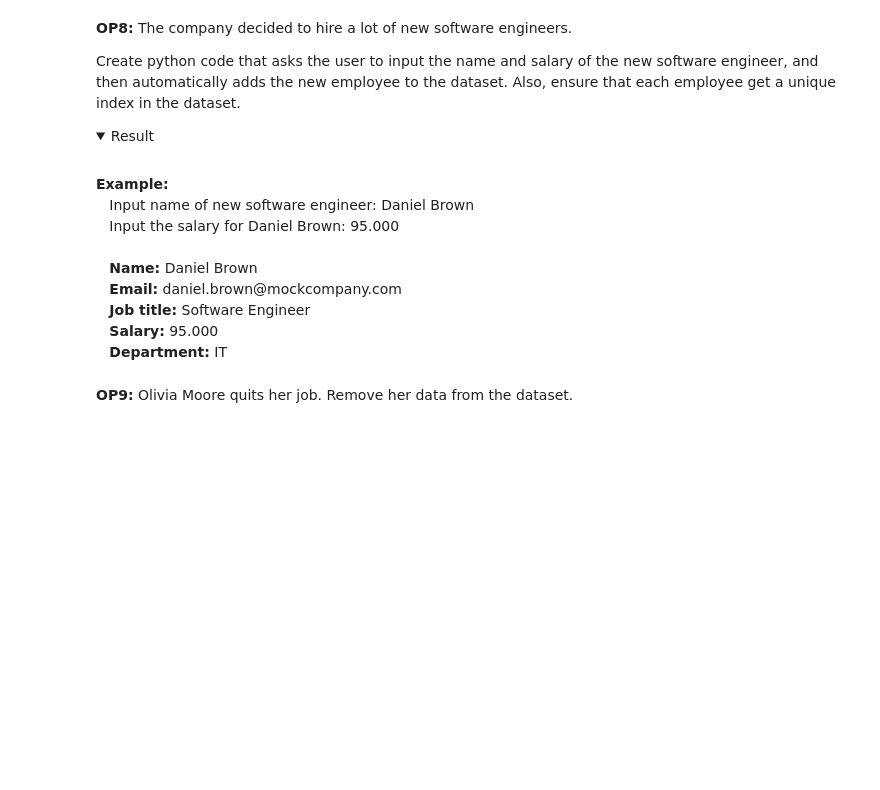
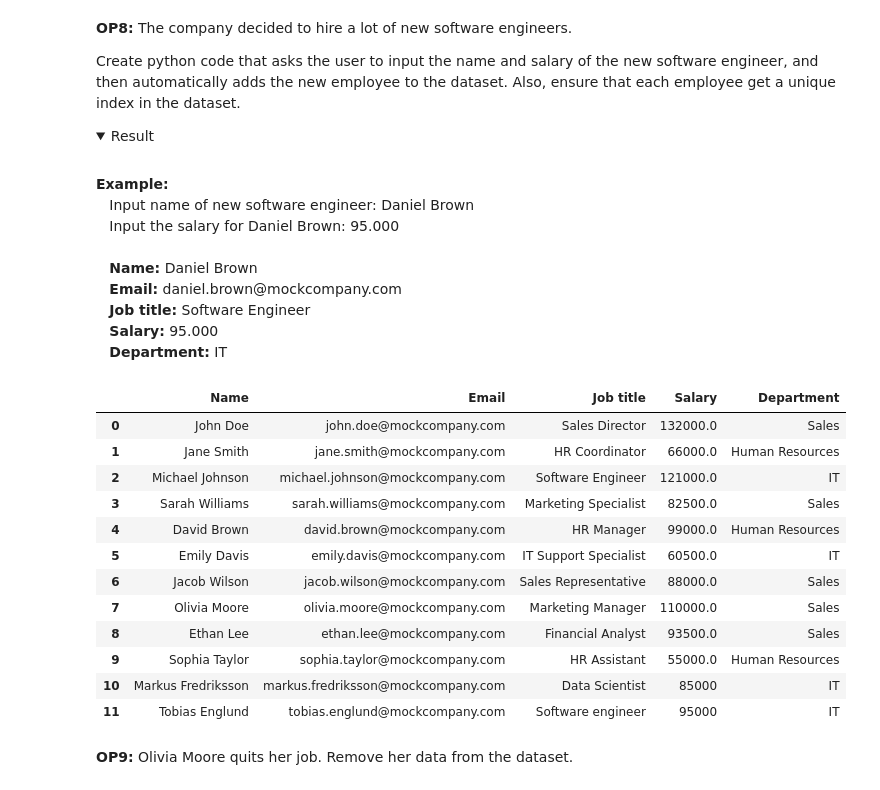
Before and after one commit to TobiasEnglund/Data-Processing-Tobias-Englund, a Jupyter notebook: Exercises/E002_Modify_dataset.ipynb, the cells around one changed output. Saved outputs shown, nothing was run; the diff lists cells and outputs as text; code cells hidden in the pictures; folded sections open; blank space fills up the shorter version.

Commit message:
Add data, exercises, & lectures

```diff
--- a/Exercises/E002_Modify_dataset.ipynb
+++ b/Exercises/E002_Modify_dataset.ipynb
@@ -58,3 +113,6 @@ print(employee_full_name)
 <br>
 &nbsp;&nbsp;&nbsp;<b>Name&nbsp;&nbsp;&nbsp;Email&nbsp;&nbsp;&nbsp;Job title&nbsp;&nbsp;&nbsp;Salary&nbsp;&nbsp;&nbsp;Department</b>
 </details>
+# %%
+employees.rename(columns={"name": "Name", "email": "Email", "job_title": "Job title", "salary": "Salary", "department": "Department"}, inplace=True)
+employees
@@ -65,3 +135,6 @@ print(employee_full_name)
 <br>
 &nbsp;&nbsp;&nbsp;Salary: int64 => float64
 </details>
+# %%
+employees['Salary'] = employees['Salary'].apply(float)
+employees
@@ -77,3 +162,6 @@ print(employee_full_name)
 &nbsp;&nbsp;&nbsp;Sarah Williams&nbsp;&nbsp;&nbsp;82500.0<br>
 &nbsp;&nbsp;&nbsp;...<br>
 </details>
+# %%
+employees['Salary'] = employees['Salary'] * 1.1
+employees
@@ -89,3 +189,7 @@ print(employee_full_name)
 &nbsp;&nbsp;&nbsp;<b>Salary:</b> 100.000<br>
 &nbsp;&nbsp;&nbsp;<b>Department:</b> IT<br>
 </details>
+# %%
+new_row = {"Name": "Markus Fredriksson", "Email": "markus.fredriksson@mockcompany.com", "Job title": "Data Scientist", "Salary": "85000", "Department": "IT"}
+employees.loc[len(employees)] = new_row
+employees
@@ -107,5 +224,34 @@ Create python code that asks the user to input the name and salary of the new so
 &nbsp;&nbsp;&nbsp;<b>Salary:</b> 95.000<br>
 &nbsp;&nbsp;&nbsp;<b>Department:</b> IT<br>
 </details>
+# %%
+input_first_name = input("Please enter the first name of the new employee:")
+input_last_name = input("Please enter the last name of the new employee:")
+input_salary = input("Please enter the salary of the new employee:")
+
+input_email = input_first_name + "." + input_last_name + "@mockcompany.com"
+input_email = input_email.lower()
+
+input_job_title = "Software engineer"
+input_department = "IT"
+
+new_row2 = {"Name": input_name, "Email": input_email, "Job title": input_job_title, "Salary": input_salary, "Department": input_department}
+
+employees.loc[len(employees)] = new_row2
+employees
+# %% [output]
+|  | Name | Email | Job title | Salary | Department |
+| 0 | John Doe | john.doe@mockcompany.com | Sales Director | 132000.0 | Sales |
+| 1 | Jane Smith | jane.smith@mockcompany.com | HR Coordinator | 66000.0 | Human Resources |
+| 2 | Michael Johnson | michael.johnson@mockcompany.com | Software Engineer | 121000.0 | IT |
+| 3 | Sarah Williams | sarah.williams@mockcompany.com | Marketing Specialist | 82500.0 | Sales |
+| 4 | David Brown | david.brown@mockcompany.com | HR Manager | 99000.0 | Human Resources |
+| 5 | Emily Davis | emily.davis@mockcompany.com | IT Support Specialist | 60500.0 | IT |
+| 6 | Jacob Wilson | jacob.wilson@mockcompany.com | Sales Representative | 88000.0 | Sales |
+| 7 | Olivia Moore | olivia.moore@mockcompany.com | Marketing Manager | 110000.0 | Sales |
+| 8 | Ethan Lee | ethan.lee@mockcompany.com | Financial Analyst | 93500.0 | Sales |
+| 9 | Sophia Taylor | sophia.taylor@mockcompany.com | HR Assistant | 55000.0 | Human Resources |
+| 10 | Markus Fredriksson | markus.fredriksson@mockcompany.com | Data Scientist | 85000 | IT |
+| 11 | Tobias Englund | tobias.englund@mockcompany.com | Software engineer | 95000 | IT |
 # %% [markdown]
 **OP9:** Olivia Moore quits her job. Remove her data from the dataset.
```
Also changed, not shown: parts of 10 cells of this notebook, 4 other files.
